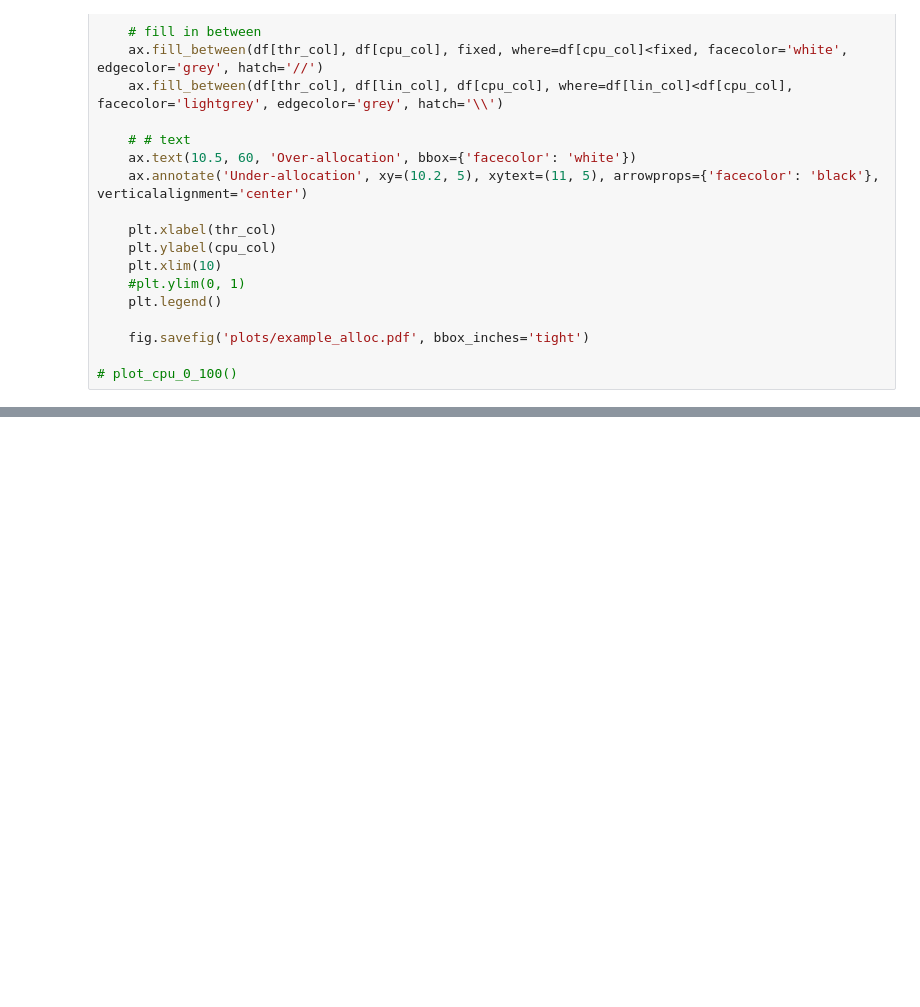
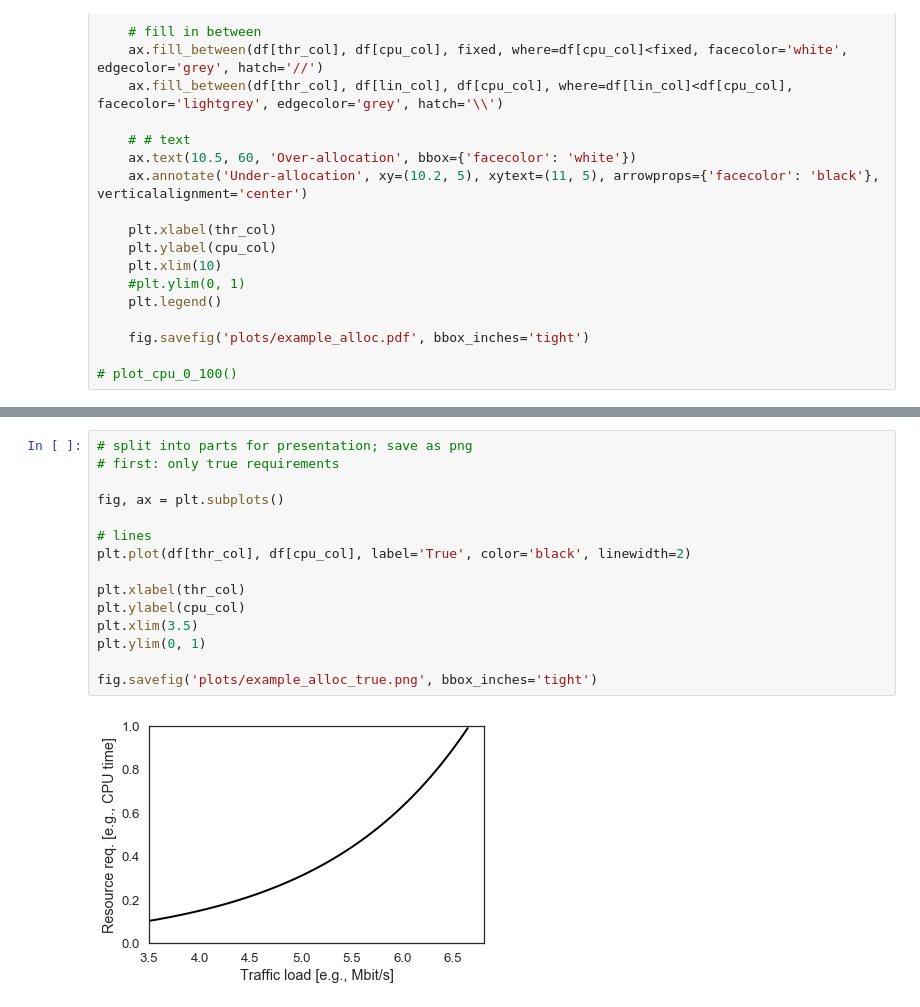
Before and after one commit to CN-UPB/ml-for-resource-allocation, a Jupyter notebook: example.ipynb, the cells around one changed output, grey strips where cells are left out. Drawn from its saved outputs; the diff is of its cells as text; blank space fills up the shorter version.

Commit message:
created plots for presentation

```diff
--- a/example.ipynb
+++ b/example.ipynb
@@ -152,2 +154,19 @@ fig.savefig('plots/example_alloc.pdf', bbox_inches='tight')
 # %% [output]
 [figure]
+# %%
+# split into parts for presentation; save as png
+# first: only true requirements
+
+fig, ax = plt.subplots()
+
+# lines
+plt.plot(df[thr_col], df[cpu_col], label='True', color='black', linewidth=2)
+
+plt.xlabel(thr_col)
+plt.ylabel(cpu_col)
+plt.xlim(3.5)
+plt.ylim(0, 1)
+
+fig.savefig('plots/example_alloc_true.png', bbox_inches='tight')
+# %% [output]
+[figure, added]
```
Also changed, not shown: parts of 2 cells of this notebook, 5 other files.
